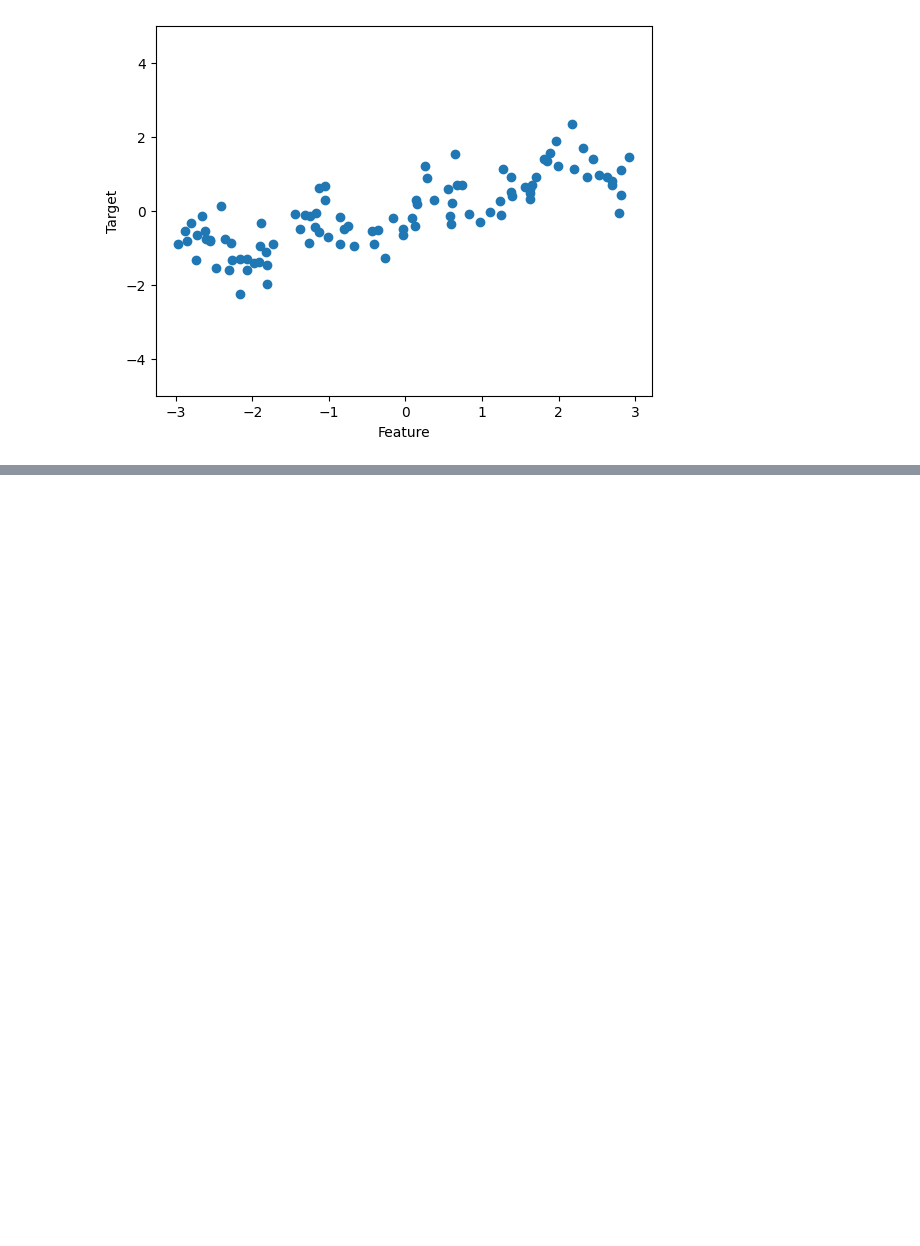
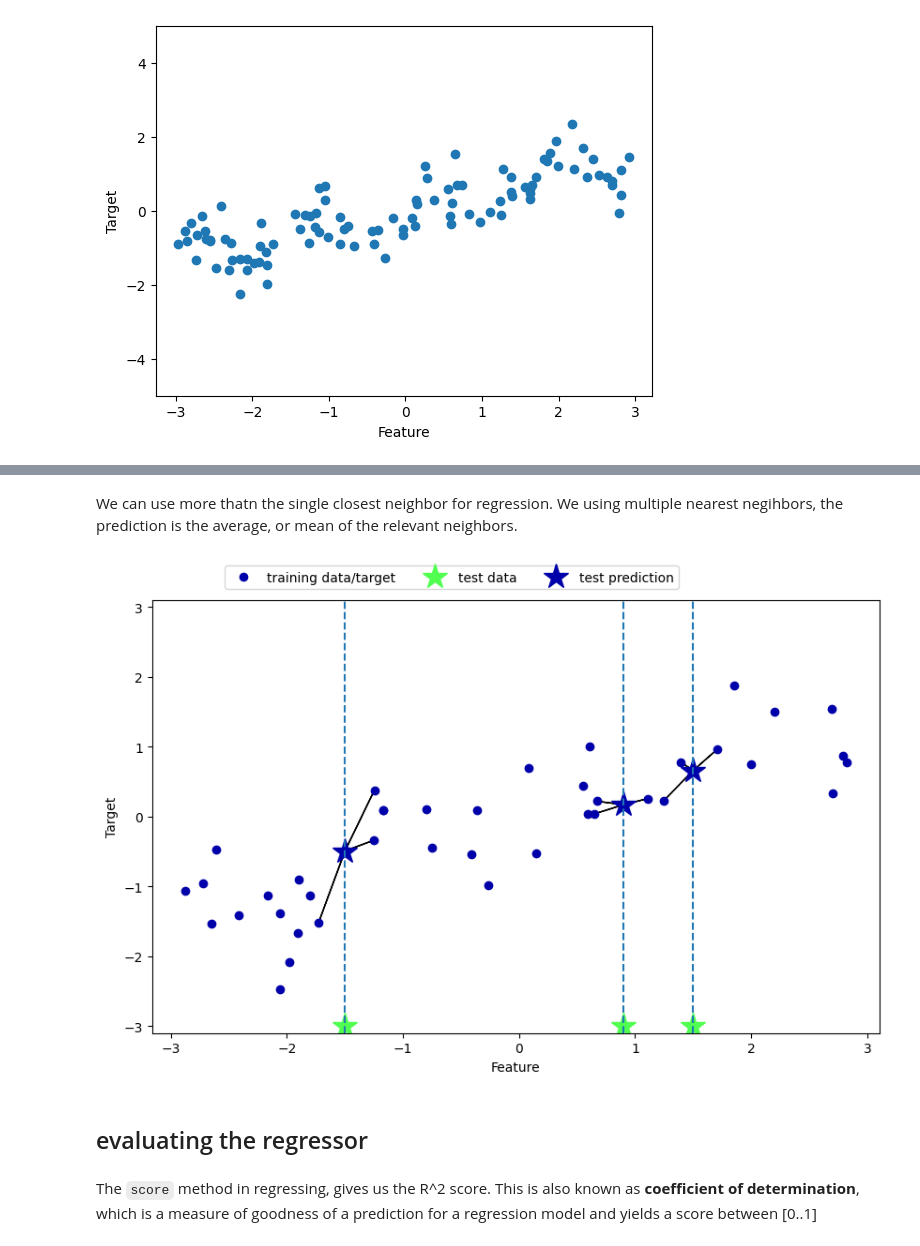
Before and after one commit to it-AVNG/ML_AI_study, a Jupyter notebook: intro2ML/chapter2/wave_datasets.ipynb, the cells around one changed output, grey strips where cells are left out. Cells and saved outputs as stored; diff of their text form; code cells hidden in the pictures; blank space fills up the shorter version.

```diff
--- a/intro2ML/chapter2/wave_datasets.ipynb
+++ b/intro2ML/chapter2/wave_datasets.ipynb
@@ -16,0 +21,10 @@ Text(0, 0.5, 'Target')
+# %% [markdown]
+We can use more thatn the single closest neighbor for regression. We using multiple nearest negihbors, the prediction is the average, or mean of the relevant neighbors.
+# %%
+mglearn.plots.plot_knn_regression(n_neighbors=3)
+# %% [output]
+[figure, added]
+# %% [markdown]
+## evaluating the regressor
+# %% [markdown]
+The `score` method in regressing, gives us the R^2 score. This is also known as __coefficient of determination__, which is a measure of goodness of a prediction for a regression model and yields a score between [0..1]
```
Also changed, not shown: parts of 5 cells of this notebook.
